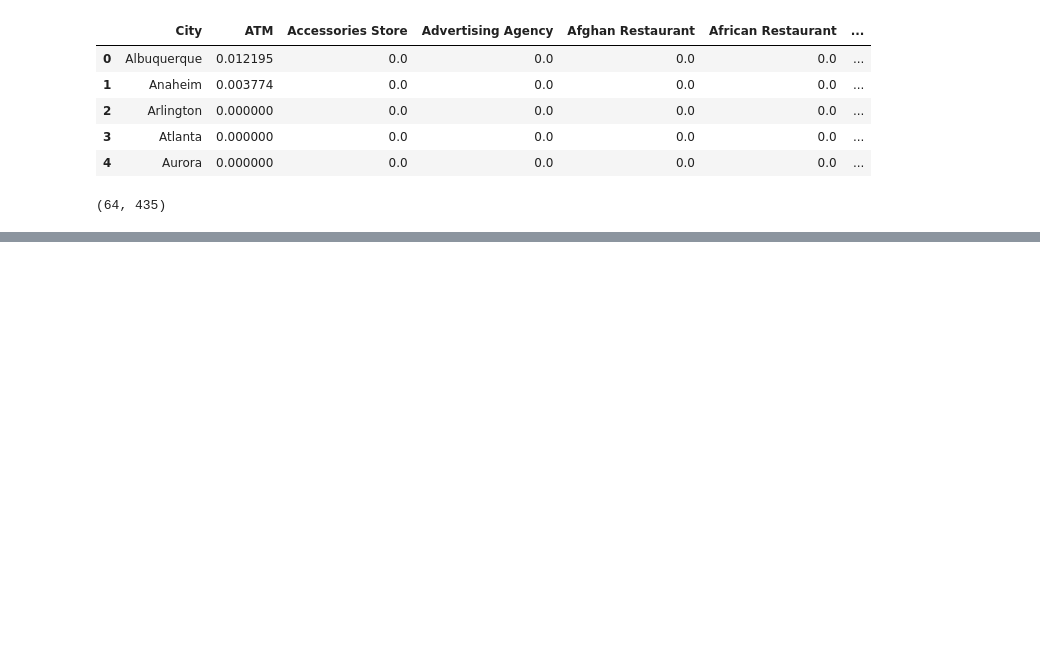
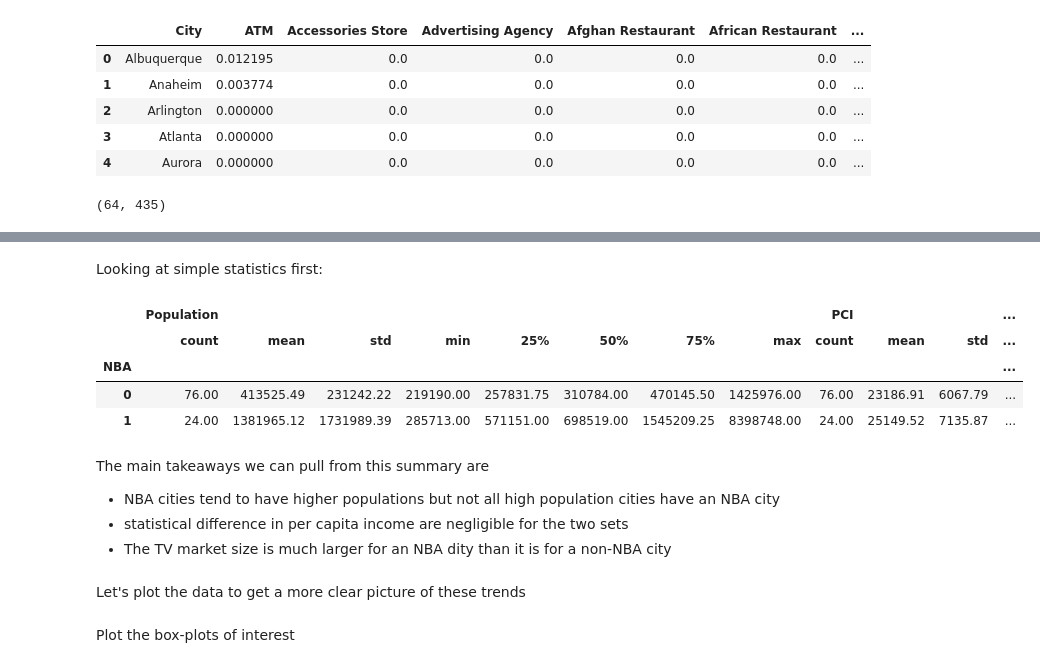
Before and after one commit to dchaas/Coursera_Capstone, a Jupyter notebook: Find_the_next_NBA_City.ipynb, the cells around one changed output, grey strips where cells are left out. Cells and saved outputs as stored; diff of their text form; code cells hidden in the pictures; blank space fills up the shorter version.

```diff
--- a/Find_the_next_NBA_City.ipynb
+++ b/Find_the_next_NBA_City.ipynb
@@ -929,0 +939,20 @@ grouped_city_venues.shape
+# %% [markdown]
+Looking at simple statistics first:
+# %%
+# setting up the formatting
+pd.options.display.float_format = '{:.2f}'.format
+# %%
+city_data.groupby('NBA')[['Population','PCI','TV']].describe()
+# %% [output]
+|  | Population |  |  |  |  |  |  |  | PCI |  |  | ... |
+|  | count | mean | std | min | 25% | 50% | 75% | max | count | mean | std | ... |
+| NBA |  |  |  |  |  |  |  |  |  |  |  | ... |
+| 0 | 76.00 | 413525.49 | 231242.22 | 219190.00 | 257831.75 | 310784.00 | 470145.50 | 1425976.00 | 76.00 | 23186.91 | 6067.79 | ... |
+| 1 | 24.00 | 1381965.12 | 1731989.39 | 285713.00 | 571151.00 | 698519.00 | 1545209.25 | 8398748.00 | 24.00 | 25149.52 | 7135.87 | ... |
+# %% [markdown]
+The main takeaways we can pull from this summary are
+- NBA cities tend to have higher populations but not all high population cities have an NBA city
+- statistical difference in per capita income are negligible for the two sets
+- The TV market size is much larger for an NBA dity than it is for a non-NBA city
+# %% [markdown]
+Let's plot the data to get a more clear picture of these trends
@@ -929,0 +965,2 @@ grouped_city_venues.shape
+# %% [markdown]
+Plot the box-plots of interest
```
Also changed, not shown: parts of 8 cells of this notebook.
